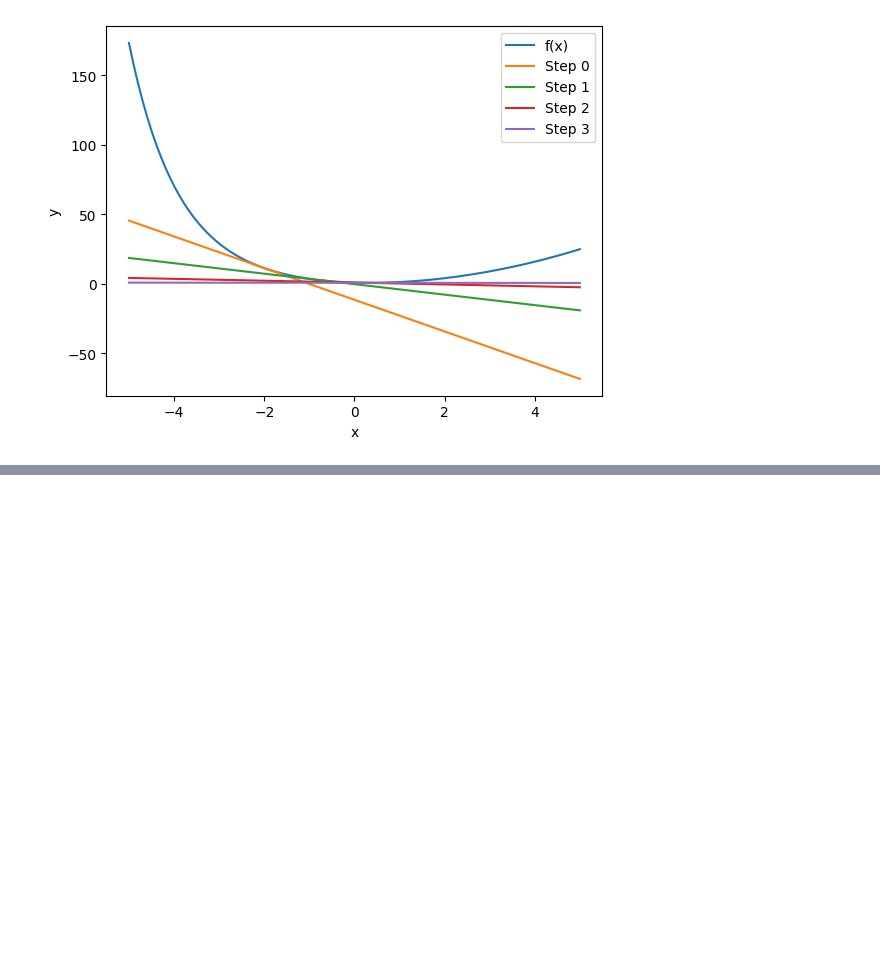
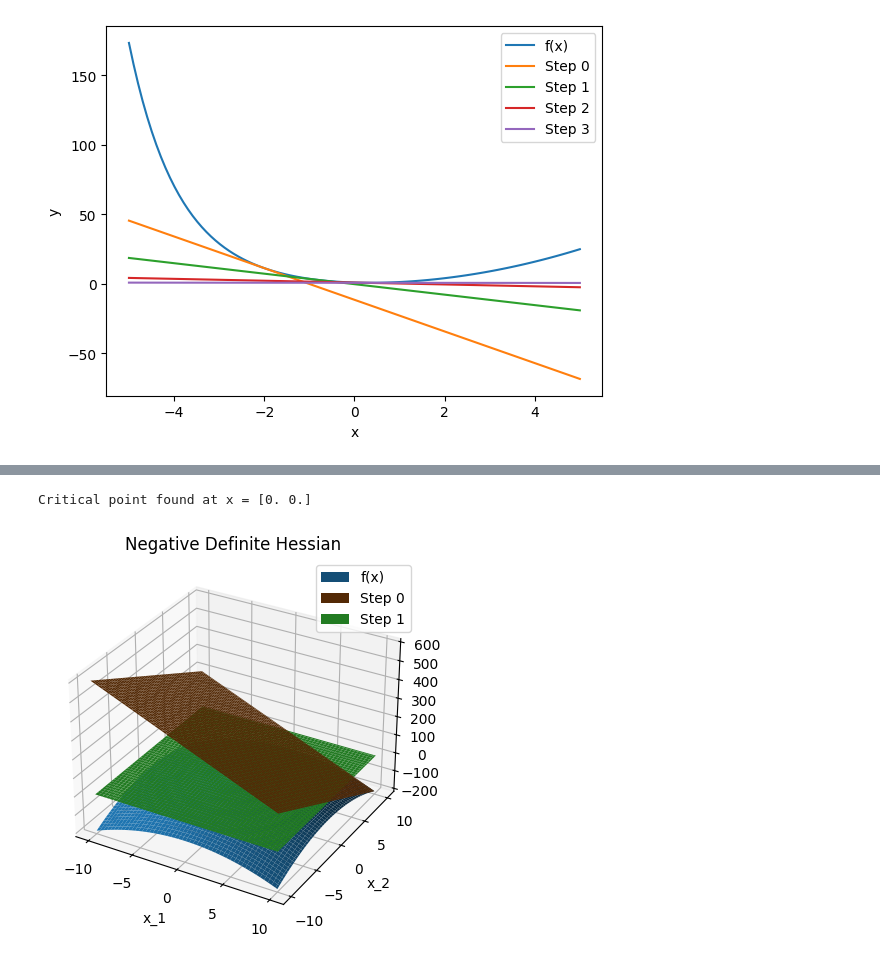
Before and after one commit to MAPieschl/PointCloudProcessing, a Jupyter notebook: normal_distribution_transform/newtons_method.ipynb, the cells around one changed output, grey strips where cells are left out. Cells and saved outputs as stored; diff of their text form; code cells hidden in the pictures; blank space fills up the shorter version.

```diff
--- a/normal_distribution_transform/newtons_method.ipynb
+++ b/normal_distribution_transform/newtons_method.ipynb
@@ -230,0 +267,18 @@ plot.plot_multivariate_functions( funcs = [ f ], labels = [ 'f(x)' ], x_range =
+# %%
+def f( x1: float, x2: float ) -> float:
+    return -x1 ** 2 - x2 ** 2
+
+def f_d( x1: float, x2: float ) -> np.ndarray:
+    return np.array( [-2 * x1, -2 * x2] )
+
+def f_dd( x1: float, x2: float ) -> np.ndarray:
+    return np.array( [[-2, 0], [0, -2]] )
+
+plottable_funcs = newtons_method_2d_func_gen( f = f, f_d = f_d, f_dd = f_dd, x_0 = np.array( [10, 10] ) )
+labels = [f"Step {l - 1}" for l, _ in enumerate(plottable_funcs) ]
+labels[0] = "f(x)"
+
+plot.plot_multivariate_functions( funcs = plottable_funcs, labels = labels, x_range = (-10, 10), title = "Negative Definite Hessian" ).show()
+# %% [output]
+Critical point found at x = [0. 0.]
+[figure, added]
```
Also changed, not shown: parts of 20 cells of this notebook, 2 other files.
